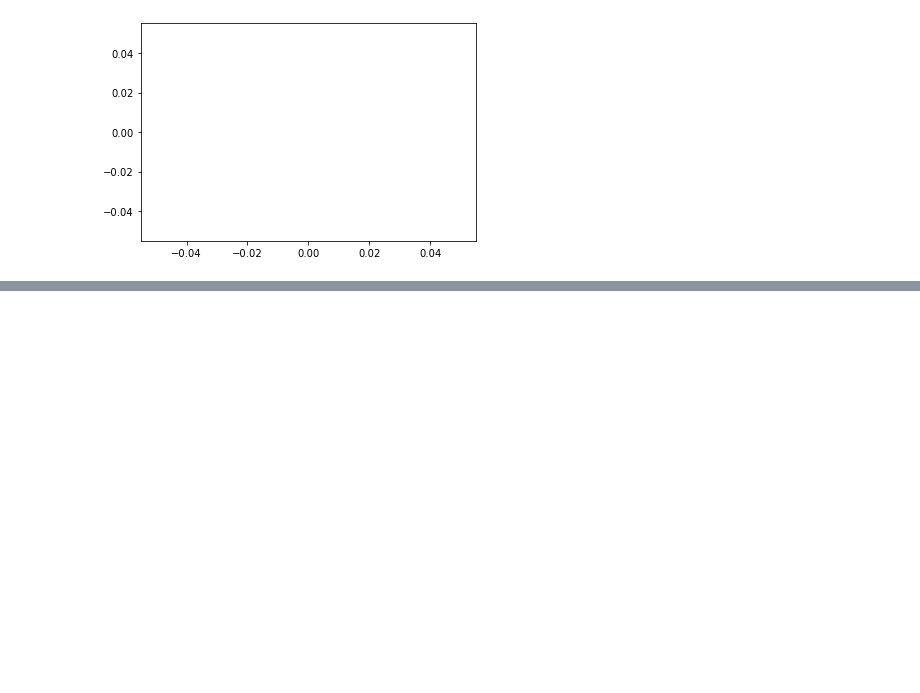
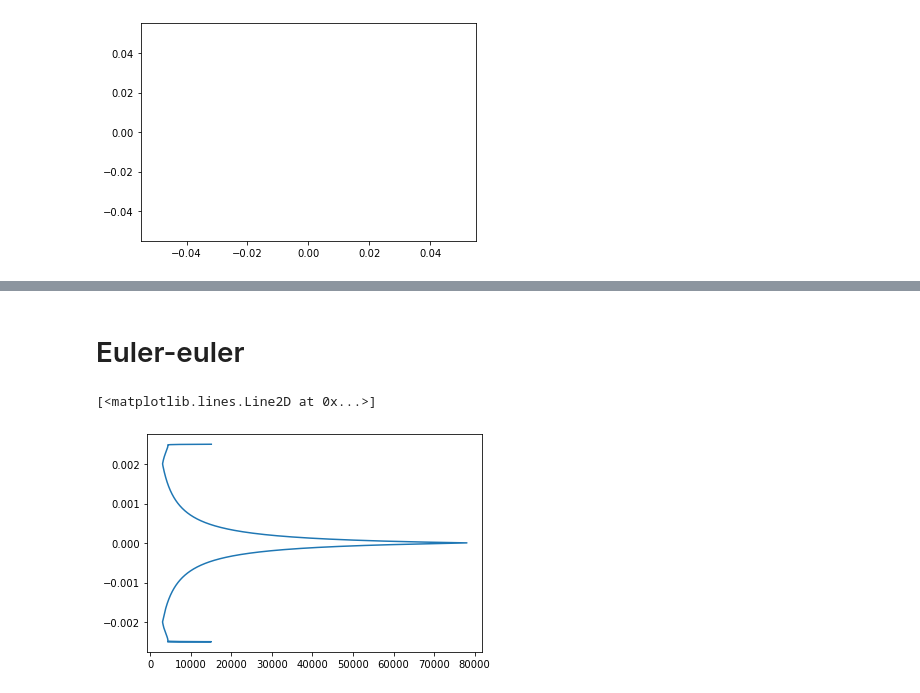
Before and after one commit to Toothpastefairy/comp_multphase_flow, a Jupyter notebook: bloodyguys.ipynb, the cells around one changed output, grey strips where cells are left out. Saved outputs shown, nothing was run; the diff lists cells and outputs as text; code cells hidden in the pictures; blank space fills up the shorter version.

Commit message:
euler euler work or smth

```diff
--- a/bloodyguys.ipynb
+++ b/bloodyguys.ipynb
@@ -16,6 +16,7 @@ mu_plasma = 1e-3 # kg/ms
 
 rho_RBC = 1096 # kg/m3
 diameter_RBC = 8e-6 # m
+volume_fraction_RBC = 1e-5 #0.45
 
 y_end = 5e-3 # m
 Ny = 1000
@@ -286,0 +289,11 @@ iteration 6 with error 6.618853299160956e-064
+# %% [markdown]
+# Euler-euler
+# %%
+# Add particles to the system
+system.add_particles(rho_RBC, diameter_RBC, volume_fraction_RBC)
+
+alpha = system.calc_alpha(velocity_turbulent, mu_turbulent)
+plt.plot(alpha, system.y[:-1] + system.dy/2)
+# %% [output]
+[<matplotlib.lines.Line2D at 0x...>]
+[figure, added]
```
Also changed, not shown: parts of 2 cells of this notebook, 1 other file.
